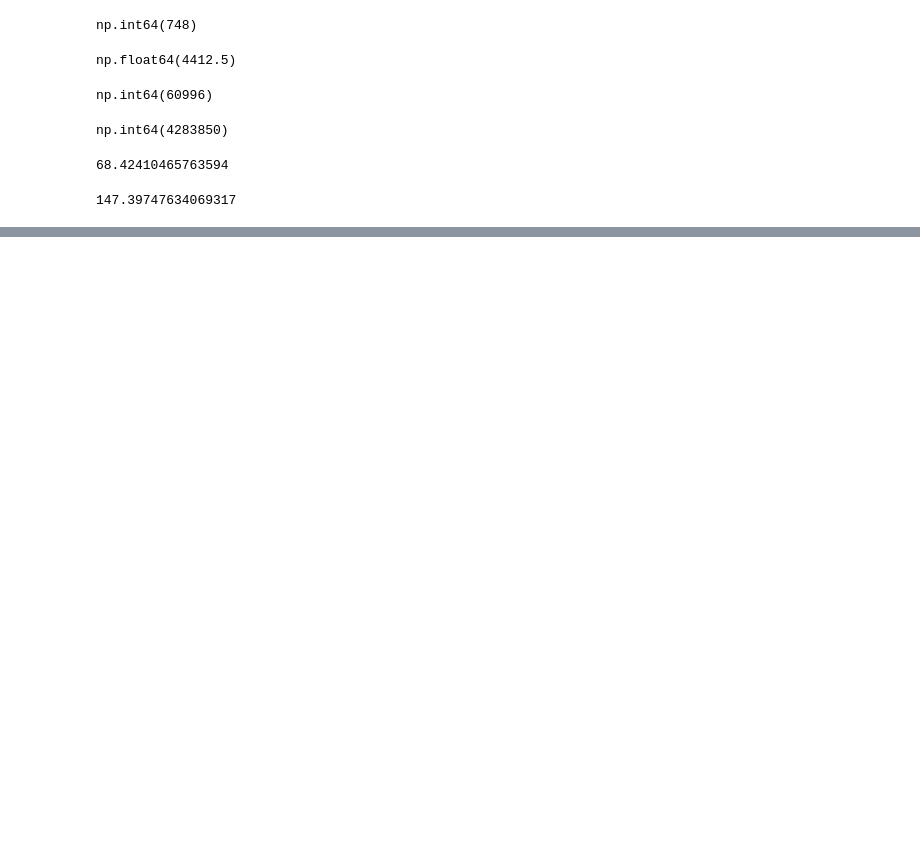
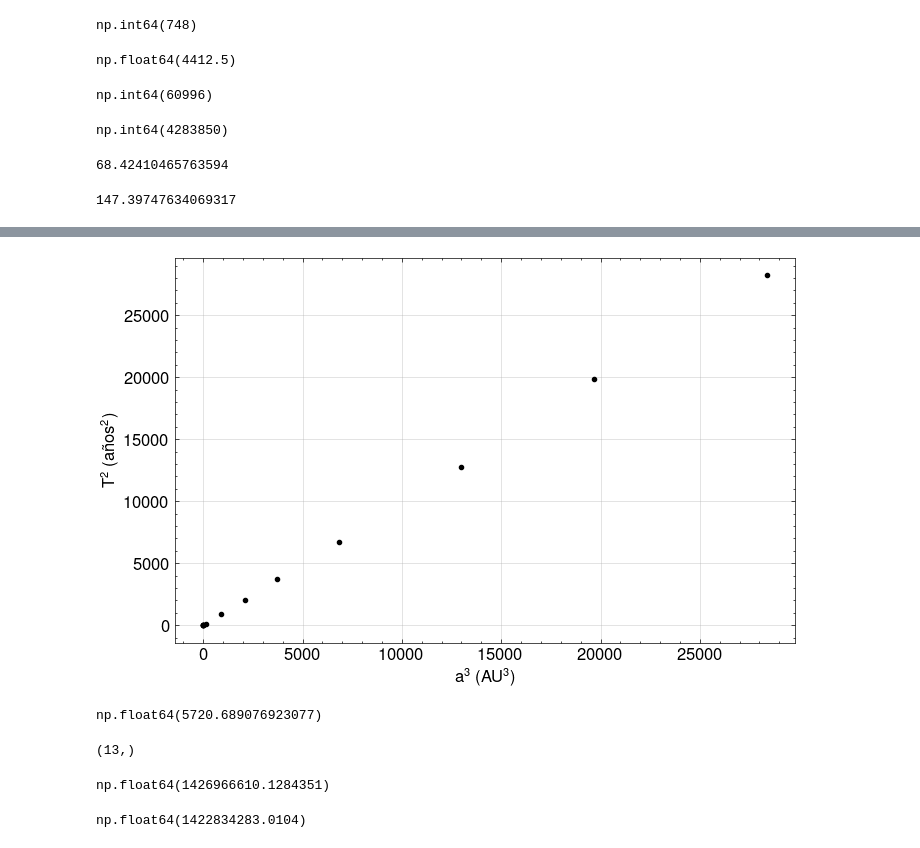
Before and after one commit to astro-ec/olimpiada_nacional, a Jupyter notebook: AnalisisDatos/DataAnalysis.ipynb, the cells around one changed output, grey strips where cells are left out. Saved outputs shown, nothing was run; the diff lists cells and outputs as text; code cells hidden in the pictures; blank space fills up the shorter version.

```diff
--- a/AnalisisDatos/DataAnalysis.ipynb
+++ b/AnalisisDatos/DataAnalysis.ipynb
@@ -159,0 +203,27 @@ print(b)
+# %%
+plt.figure(figsize=(8, 5))
+plt.plot(a**3, T**2, 'ko', ms=3)
+plt.xlabel(r'a$^3$ (AU$^3$)')
+plt.ylabel(r'T$^2$ (años$^2$)')
+
+#plt.plot([x[0], x[-1]], [y[0], y[-1]], 'b', lw=0.5)
+plt.grid(alpha=0.5)
+plt.show()
+# %% [output]
+[figure, added]
+# %%
+np.sum(T**2) / 13
+# %% [output]
+np.float64(5720.689076923077)
+# %%
+a.shape
+# %% [output]
+(13,)
+# %%
+np.sum((a**3)**2)
+# %% [output]
+np.float64(1426966610.1284351)
+# %%
+np.sum(a**3 * T**2)
+# %% [output]
+np.float64(1422834283.0104)
```
Also changed, not shown: parts of 7 cells of this notebook, 4 other files.
